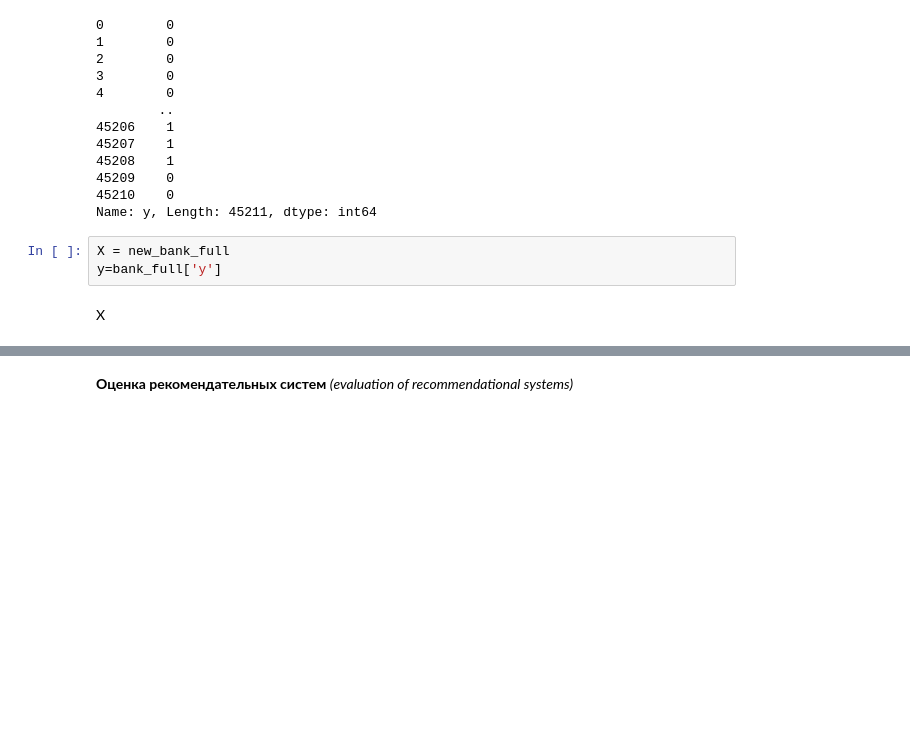
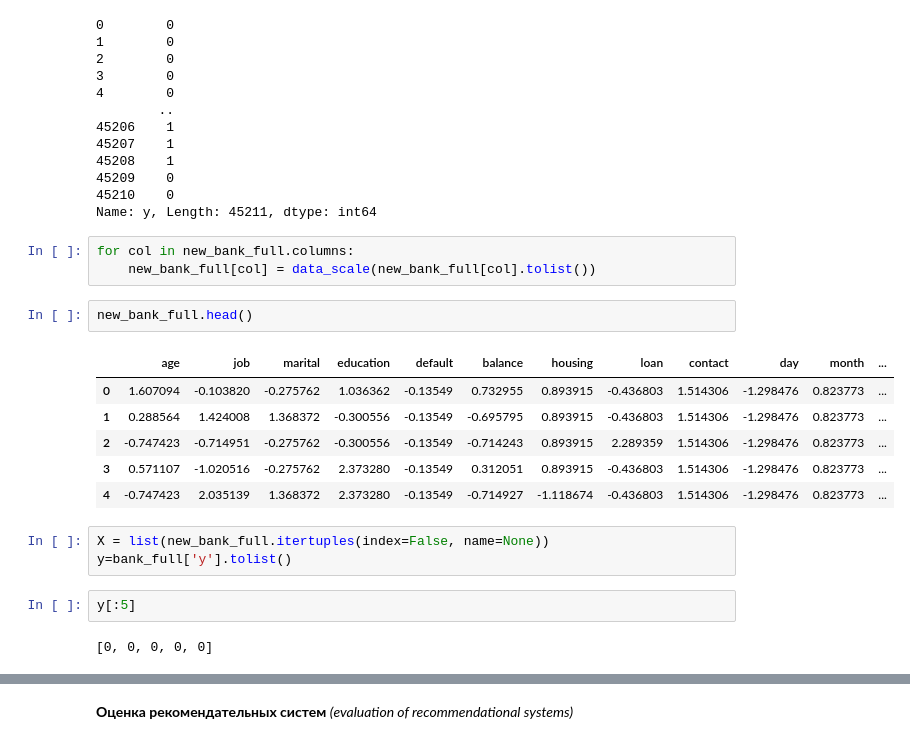
Before and after one commit to Rainfue/RecSys, a Jupyter notebook: note1.ipynb, the cells around one changed output, grey strips where cells are left out. Drawn from its saved outputs; the diff is of its cells as text; blank space fills up the shorter version.

```diff
--- a/note1.ipynb
+++ b/note1.ipynb
@@ -684,8 +706,22 @@ bank_full['y']
 45209    0
 45210    0
 Name: y, Length: 45211, dtype: int64
+# %%
+for col in new_bank_full.columns:
+    new_bank_full[col] = data_scale(new_bank_full[col].tolist())
+# %%
+new_bank_full.head()
+# %% [output]
+|  | age | job | marital | education | default | balance | housing | loan | contact | day | month | ... |
+| 0 | 1.607094 | -0.103820 | -0.275762 | 1.036362 | -0.13549 | 0.732955 | 0.893915 | -0.436803 | 1.514306 | -1.298476 | 0.823773 | ... |
+| 1 | 0.288564 | 1.424008 | 1.368372 | -0.300556 | -0.13549 | -0.695795 | 0.893915 | -0.436803 | 1.514306 | -1.298476 | 0.823773 | ... |
+| 2 | -0.747423 | -0.714951 | -0.275762 | -0.300556 | -0.13549 | -0.714243 | 0.893915 | 2.289359 | 1.514306 | -1.298476 | 0.823773 | ... |
+| 3 | 0.571107 | -1.020516 | -0.275762 | 2.373280 | -0.13549 | 0.312051 | 0.893915 | -0.436803 | 1.514306 | -1.298476 | 0.823773 | ... |
+| 4 | -0.747423 | 2.035139 | 1.368372 | 2.373280 | -0.13549 | -0.714927 | -1.118674 | -0.436803 | 1.514306 | -1.298476 | 0.823773 | ... |
 # %%
-X = new_bank_full
-y=bank_full['y']
+X = list(new_bank_full.itertuples(index=False, name=None))
+y=bank_full['y'].tolist()
-# %% [markdown]
-X
+# %%
+y[:5]
+# %% [output]
+[0, 0, 0, 0, 0]
```
Also changed, not shown: parts of 20 cells of this notebook, 3 other files.
